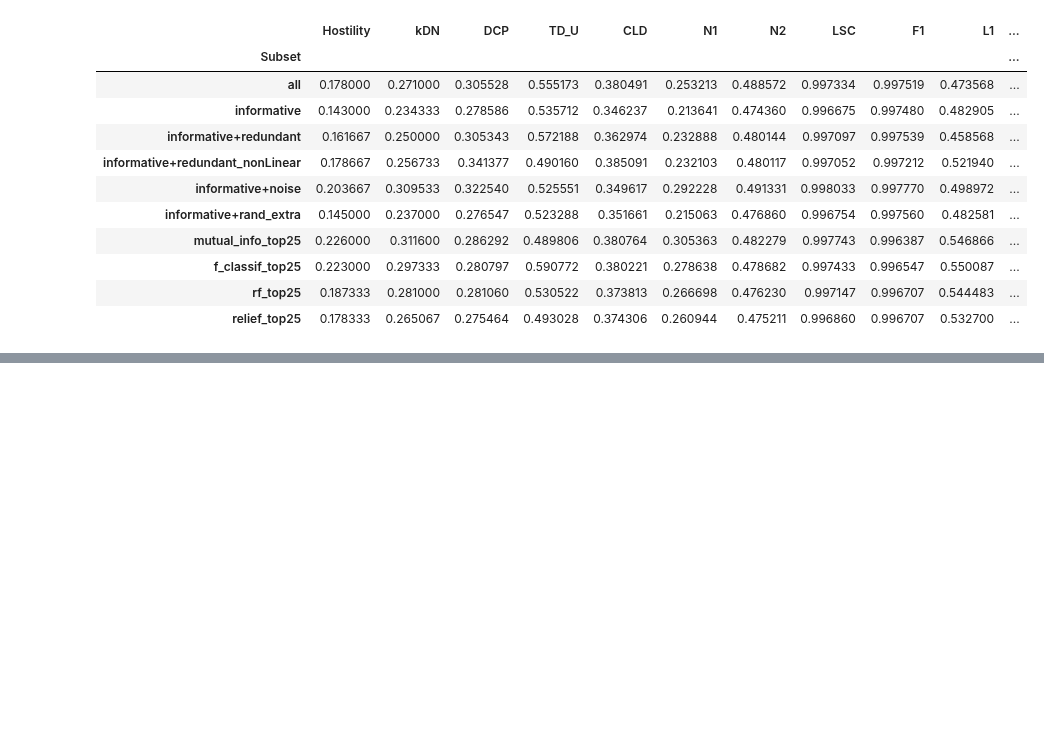
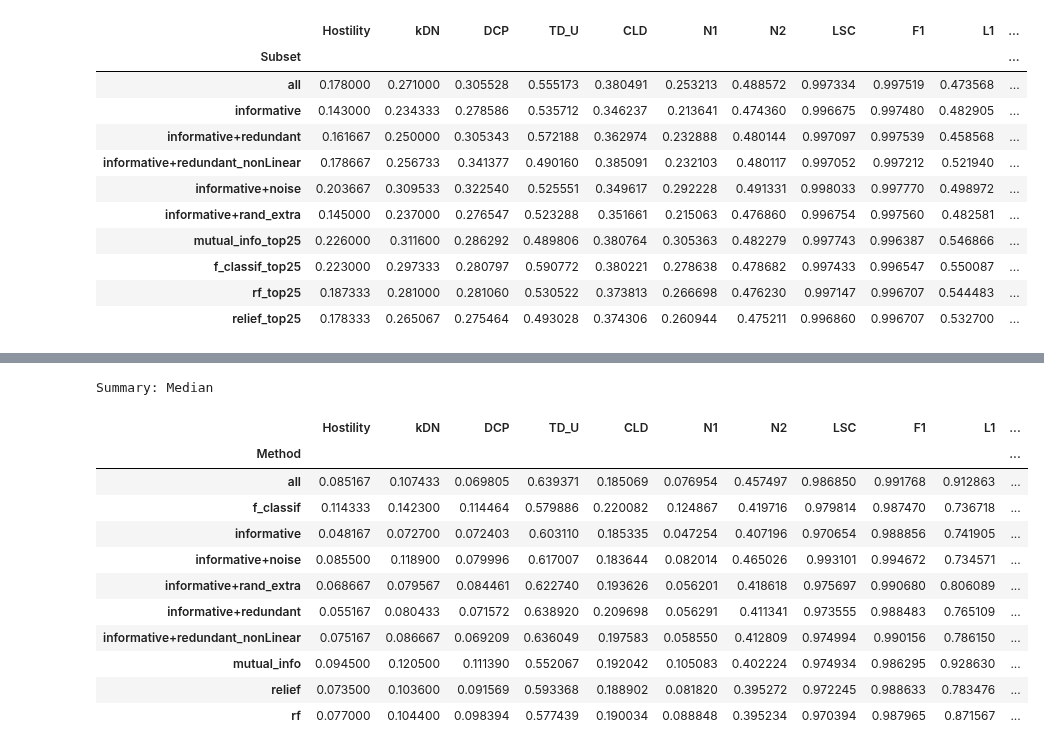
Before and after one commit to carmenlancho/FeatureSelection_Complexity, a Jupyter notebook: Notebooks/FS_ComplexityExploration.ipynb, the cells around one changed output, grey strips where cells are left out. Cells and saved outputs as stored; diff of their text form; code cells hidden in the pictures; blank space fills up the shorter version.

```diff
--- a/Notebooks/FS_ComplexityExploration.ipynb
+++ b/Notebooks/FS_ComplexityExploration.ipynb
@@ -348,0 +392,17 @@ display(comparison_all.loc['ArtificialDataset12'].style.background_gradient(cmap
+# %%
+print('Summary: Median')
+display(summary_median.style.background_gradient(cmap="viridis"))
+# %% [output]
+Summary: Median
+|  | Hostility | kDN | DCP | TD_U | CLD | N1 | N2 | LSC | F1 | L1 | ... |
+| Method |  |  |  |  |  |  |  |  |  |  | ... |
+| all | 0.085167 | 0.107433 | 0.069805 | 0.639371 | 0.185069 | 0.076954 | 0.457497 | 0.986850 | 0.991768 | 0.912863 | ... |
+| f_classif | 0.114333 | 0.142300 | 0.114464 | 0.579886 | 0.220082 | 0.124867 | 0.419716 | 0.979814 | 0.987470 | 0.736718 | ... |
+| informative | 0.048167 | 0.072700 | 0.072403 | 0.603110 | 0.185335 | 0.047254 | 0.407196 | 0.970654 | 0.988856 | 0.741905 | ... |
+| informative+noise | 0.085500 | 0.118900 | 0.079996 | 0.617007 | 0.183644 | 0.082014 | 0.465026 | 0.993101 | 0.994672 | 0.734571 | ... |
+| informative+rand_extra | 0.068667 | 0.079567 | 0.084461 | 0.622740 | 0.193626 | 0.056201 | 0.418618 | 0.975697 | 0.990680 | 0.806089 | ... |
+| informative+redundant | 0.055167 | 0.080433 | 0.071572 | 0.638920 | 0.209698 | 0.056291 | 0.411341 | 0.973555 | 0.988483 | 0.765109 | ... |
+| informative+redundant_nonLinear | 0.075167 | 0.086667 | 0.069209 | 0.636049 | 0.197583 | 0.058550 | 0.412809 | 0.974994 | 0.990156 | 0.786150 | ... |
+| mutual_info | 0.094500 | 0.120500 | 0.111390 | 0.552067 | 0.192042 | 0.105083 | 0.402224 | 0.974934 | 0.986295 | 0.928630 | ... |
+| relief | 0.073500 | 0.103600 | 0.091569 | 0.593368 | 0.188902 | 0.081820 | 0.395272 | 0.972245 | 0.988633 | 0.783476 | ... |
+| rf | 0.077000 | 0.104400 | 0.098394 | 0.577439 | 0.190034 | 0.088848 | 0.395234 | 0.970394 | 0.987965 | 0.871567 | ... |
```
Also changed, not shown: parts of 7 cells of this notebook.
